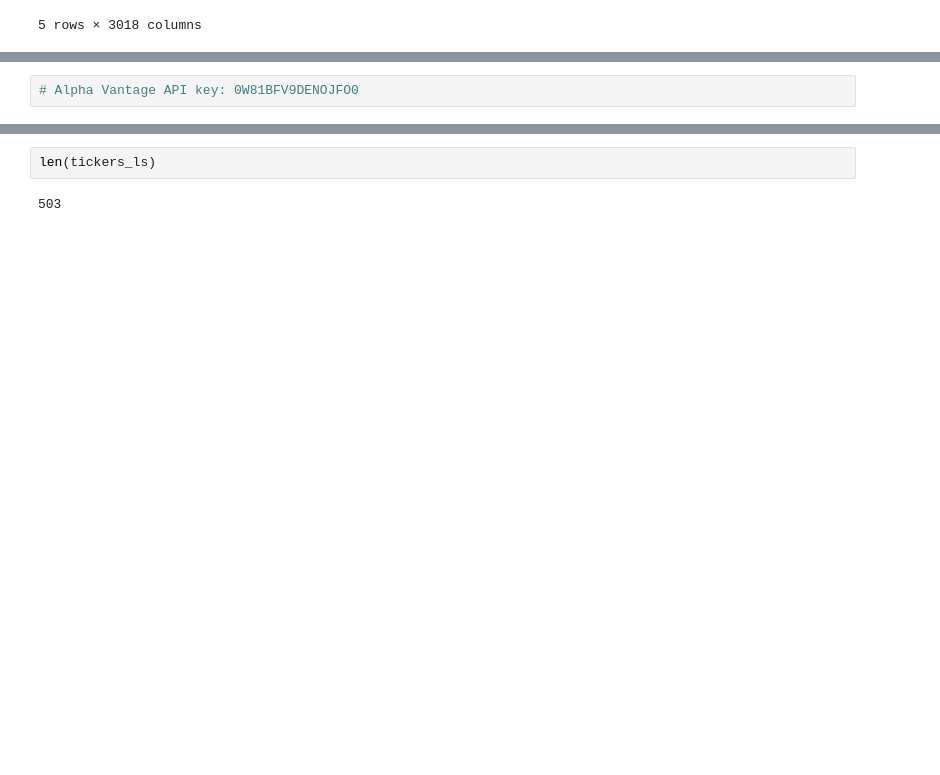
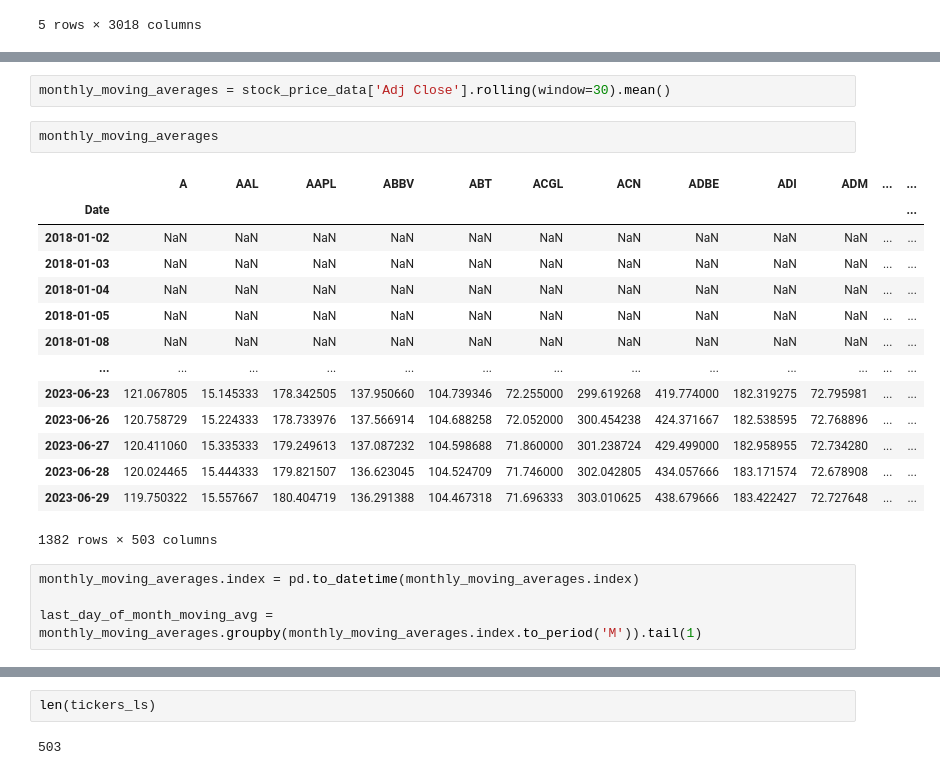
Before and after one commit to Noorasyikeen/InvestoInsight, a Jupyter notebook: notebooks/huiye-data.ipynb, the cells around one changed output, grey strips where cells are left out. Drawn from its saved outputs; the diff is of its cells as text; blank space fills up the shorter version.

Commit message:
hy data

```diff
--- a/notebooks/huiye-data.ipynb
+++ b/notebooks/huiye-data.ipynb
@@ -189,2 +62,23 @@ Requirement already satisfied: soupsieve>1.2 in /usr/local/lib/python3.10/dist-p
-# %%
-# Alpha Vantage API key: 0W81BFV9DENOJFO0
+# %%
+monthly_moving_averages = stock_price_data['Adj Close'].rolling(window=30).mean()
+# %%
+monthly_moving_averages
+# %% [output]
+|  | A | AAL | AAPL | ABBV | ABT | ACGL | ACN | ADBE | ADI | ADM | ... | ... |
+| Date |  |  |  |  |  |  |  |  |  |  |  | ... |
+| 2018-01-02 | NaN | NaN | NaN | NaN | NaN | NaN | NaN | NaN | NaN | NaN | ... | ... |
+| 2018-01-03 | NaN | NaN | NaN | NaN | NaN | NaN | NaN | NaN | NaN | NaN | ... | ... |
+| 2018-01-04 | NaN | NaN | NaN | NaN | NaN | NaN | NaN | NaN | NaN | NaN | ... | ... |
+| 2018-01-05 | NaN | NaN | NaN | NaN | NaN | NaN | NaN | NaN | NaN | NaN | ... | ... |
+| 2018-01-08 | NaN | NaN | NaN | NaN | NaN | NaN | NaN | NaN | NaN | NaN | ... | ... |
+| ... | ... | ... | ... | ... | ... | ... | ... | ... | ... | ... | ... | ... |
+| 2023-06-23 | 121.067805 | 15.145333 | 178.342505 | 137.950660 | 104.739346 | 72.255000 | 299.619268 | 419.774000 | 182.319275 | 72.795981 | ... | ... |
+| 2023-06-26 | 120.758729 | 15.224333 | 178.733976 | 137.566914 | 104.688258 | 72.052000 | 300.454238 | 424.371667 | 182.538595 | 72.768896 | ... | ... |
+| 2023-06-27 | 120.411060 | 15.335333 | 179.249613 | 137.087232 | 104.598688 | 71.860000 | 301.238724 | 429.499000 | 182.958955 | 72.734280 | ... | ... |
+| 2023-06-28 | 120.024465 | 15.444333 | 179.821507 | 136.623045 | 104.524709 | 71.746000 | 302.042805 | 434.057666 | 183.171574 | 72.678908 | ... | ... |
+| 2023-06-29 | 119.750322 | 15.557667 | 180.404719 | 136.291388 | 104.467318 | 71.696333 | 303.010625 | 438.679666 | 183.422427 | 72.727648 | ... | ... |
+1382 rows × 503 columns
+# %%
+monthly_moving_averages.index = pd.to_datetime(monthly_moving_averages.index)
+
+last_day_of_month_moving_avg = monthly_moving_averages.groupby(monthly_moving_averages.index.to_period('M')).tail(1)
```
Also changed, not shown: parts of 141 cells of this notebook.
